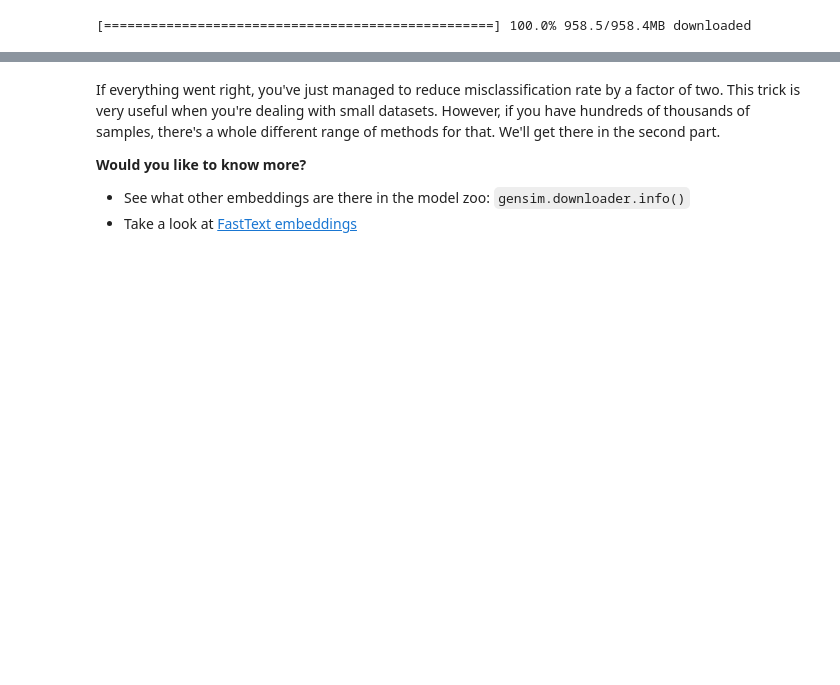
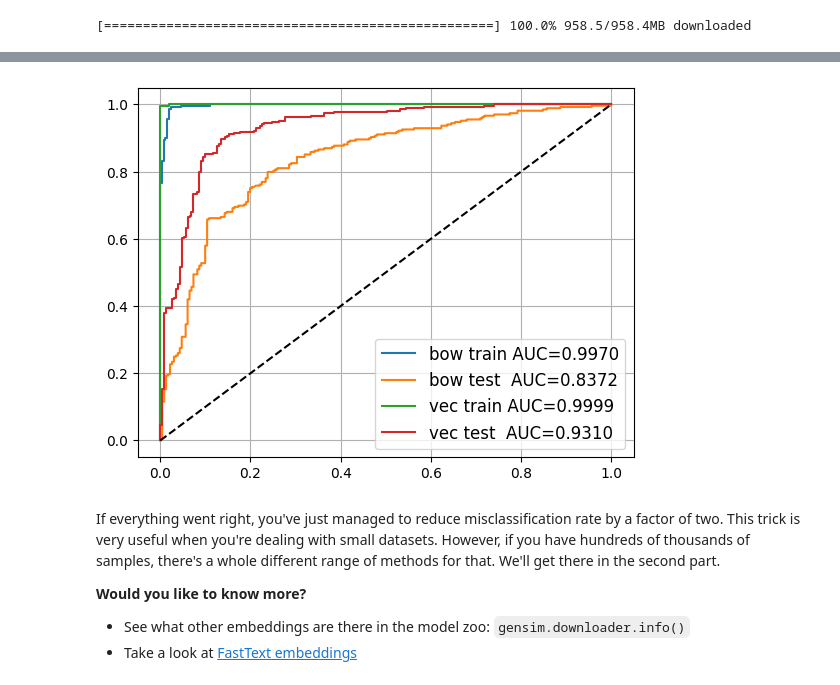
Before and after one commit to go2swim/CV-kaggle-contest, a Jupyter notebook: week01_embeddings/seminar.ipynb, the cells around one changed output, grey strips where cells are left out. Cells and saved outputs as stored; diff of their text form; code cells hidden in the pictures; blank space fills up the shorter version.

```diff
--- a/week01_embeddings/seminar.ipynb
+++ b/week01_embeddings/seminar.ipynb
@@ -742,3 +774,23 @@ assert roc_auc_score(y_test, wv_model.predict_proba(X_test_wv)[:, 1]) > 0.92, "s
+# %%
+wv_model = LogisticRegression(max_iter=1000).fit(X_train_wv, y_train)
+
+for name, X, y, model in [
+    ('bow train', X_train_bow, y_train, bow_model),
+    ('bow test ', X_test_bow, y_test, bow_model),
+    ('vec train', X_train_wv, y_train, wv_model),
+    ('vec test ', X_test_wv, y_test, wv_model)
+]:
+    proba = model.predict_proba(X)[:, 1]
+    auc = roc_auc_score(y, proba)
+    plt.plot(*roc_curve(y, proba)[:2], label='%s AUC=%.4f' % (name, auc))
+
+plt.plot([0, 1], [0, 1], '--', color='black',)
+plt.legend(fontsize='large')
+plt.grid()
+
+assert roc_auc_score(y_test, wv_model.predict_proba(X_test_wv)[:, 1]) > 0.92, "something's wrong with your features"
+# %% [output]
+[figure, added]
 # %% [markdown]
 If everything went right, you've just managed to reduce misclassification rate by a factor of two.
 This trick is very useful when you're dealing with small datasets. However, if you have hundreds of thousands of samples, there's a whole different range of methods for that. We'll get there in the second part.
```
Also changed, not shown: parts of 5 cells of this notebook.
